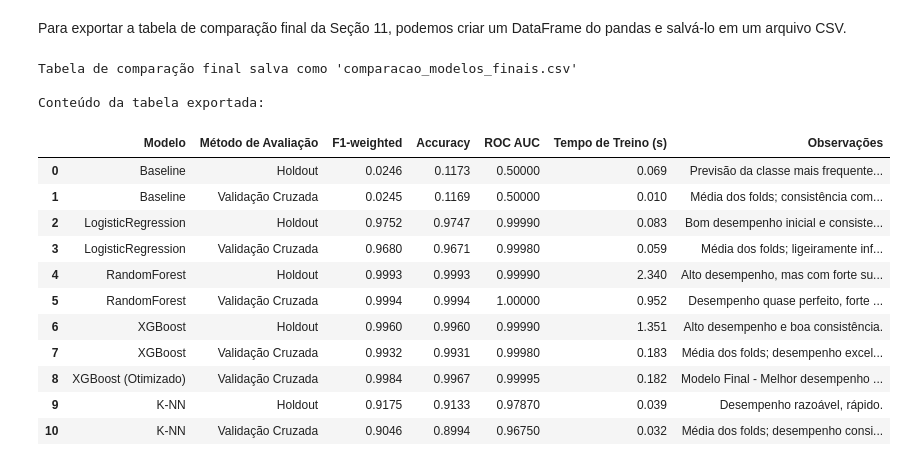
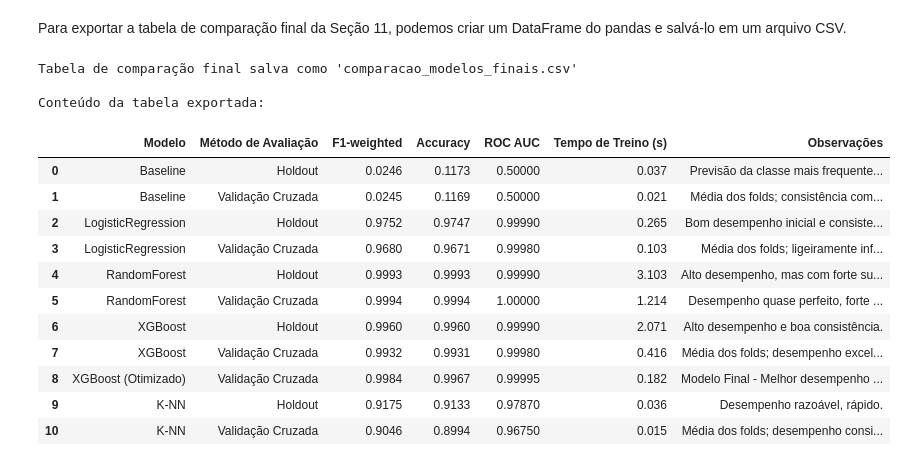
Before and after one commit to MGuidolini/PUC-MVP, a Jupyter notebook: MVP_ML_Analytics_Final.ipynb, the cells around one changed output. Cells and saved outputs as stored; diff of their text form; code cells hidden in the pictures.

```diff
--- a/MVP_ML_Analytics_Final.ipynb
+++ b/MVP_ML_Analytics_Final.ipynb
@@ -3081,50 +3081,50 @@ final_comparison_data = {
         0.9787, 0.9675
     ],
     'Tempo de Treino (s)': [
-        0.069, 0.010,
-        0.083, 0.059,
-        2.340, 0.952,
-        1.351, 0.183, 0.182,
-        0.039, 0.032
+        0.037, 0.021,
+        0.265, 0.103,
+        3.103, 1.214,
+        2.071, 0.416, 0.182,
+        0.036, 0.015
     ],
     'Observações': [
         'Previsão da classe mais frequente; baixo desempenho devido ao desbalanceamento.',
         'Média dos folds; consistência com Holdout.',
         'Bom desempenho inicial e consistente, rápido e interpretável.',
         'Média dos folds; ligeiramente inferior ao Holdout, mas robusto.',
         'Alto desempenho, mas com forte suspeita de overfitting.',
         'Desempenho quase perfeito, forte indício de overfitting extremo.',
         'Alto desempenho e boa consistência.',
         'Média dos folds; desempenho excelente e robusto.',
         'Modelo Final - Melhor desempenho geral, melhor equilíbrio entre performance e generalização.',
         'Desempenho razoável, rápido.',
         'Média dos folds; desempenho consistente com Holdout, mas inferior aos melhores.'
     ]
 }
 
 final_comparison_df = pd.DataFrame(final_comparison_data)
 
 # Salvar o DataFrame em um arquivo CSV
 output_csv_path = "comparacao_modelos_finais.csv"
 final_comparison_df.to_csv(output_csv_path, index=False)
 print(f"Tabela de comparação final salva como '{output_csv_path}'")
 
 # Exibir a tabela para confirmação
 print("\nConteúdo da tabela exportada:")
 display(final_comparison_df)
 # %% [output]
 Tabela de comparação final salva como 'comparacao_modelos_finais.csv'
 
 Conteúdo da tabela exportada:
 |  | Modelo | Método de Avaliação | F1-weighted | Accuracy | ROC AUC | Tempo de Treino (s) | Observações |
-| 0 | Baseline | Holdout | 0.0246 | 0.1173 | 0.50000 | 0.069 | Previsão da classe mais frequente... |
-| 1 | Baseline | Validação Cruzada | 0.0245 | 0.1169 | 0.50000 | 0.010 | Média dos folds; consistência com... |
-| 2 | LogisticRegression | Holdout | 0.9752 | 0.9747 | 0.99990 | 0.083 | Bom desempenho inicial e consiste... |
-| 3 | LogisticRegression | Validação Cruzada | 0.9680 | 0.9671 | 0.99980 | 0.059 | Média dos folds; ligeiramente inf... |
-| 4 | RandomForest | Holdout | 0.9993 | 0.9993 | 0.99990 | 2.340 | Alto desempenho, mas com forte su... |
-| 5 | RandomForest | Validação Cruzada | 0.9994 | 0.9994 | 1.00000 | 0.952 | Desempenho quase perfeito, forte ... |
-| 6 | XGBoost | Holdout | 0.9960 | 0.9960 | 0.99990 | 1.351 | Alto desempenho e boa consistência. |
-| 7 | XGBoost | Validação Cruzada | 0.9932 | 0.9931 | 0.99980 | 0.183 | Média dos folds; desempenho excel... |
+| 0 | Baseline | Holdout | 0.0246 | 0.1173 | 0.50000 | 0.037 | Previsão da classe mais frequente... |
+| 1 | Baseline | Validação Cruzada | 0.0245 | 0.1169 | 0.50000 | 0.021 | Média dos folds; consistência com... |
+| 2 | LogisticRegression | Holdout | 0.9752 | 0.9747 | 0.99990 | 0.265 | Bom desempenho inicial e consiste... |
+| 3 | LogisticRegression | Validação Cruzada | 0.9680 | 0.9671 | 0.99980 | 0.103 | Média dos folds; ligeiramente inf... |
+| 4 | RandomForest | Holdout | 0.9993 | 0.9993 | 0.99990 | 3.103 | Alto desempenho, mas com forte su... |
+| 5 | RandomForest | Validação Cruzada | 0.9994 | 0.9994 | 1.00000 | 1.214 | Desempenho quase perfeito, forte ... |
+| 6 | XGBoost | Holdout | 0.9960 | 0.9960 | 0.99990 | 2.071 | Alto desempenho e boa consistência. |
+| 7 | XGBoost | Validação Cruzada | 0.9932 | 0.9931 | 0.99980 | 0.416 | Média dos folds; desempenho excel... |
 | 8 | XGBoost (Otimizado) | Validação Cruzada | 0.9984 | 0.9967 | 0.99995 | 0.182 | Modelo Final - Melhor desempenho ... |
-| 9 | K-NN | Holdout | 0.9175 | 0.9133 | 0.97870 | 0.039 | Desempenho razoável, rápido. |
-| 10 | K-NN | Validação Cruzada | 0.9046 | 0.8994 | 0.96750 | 0.032 | Média dos folds; desempenho consi... |
+| 9 | K-NN | Holdout | 0.9175 | 0.9133 | 0.97870 | 0.036 | Desempenho razoável, rápido. |
+| 10 | K-NN | Validação Cruzada | 0.9046 | 0.8994 | 0.96750 | 0.015 | Média dos folds; desempenho consi... |
```
